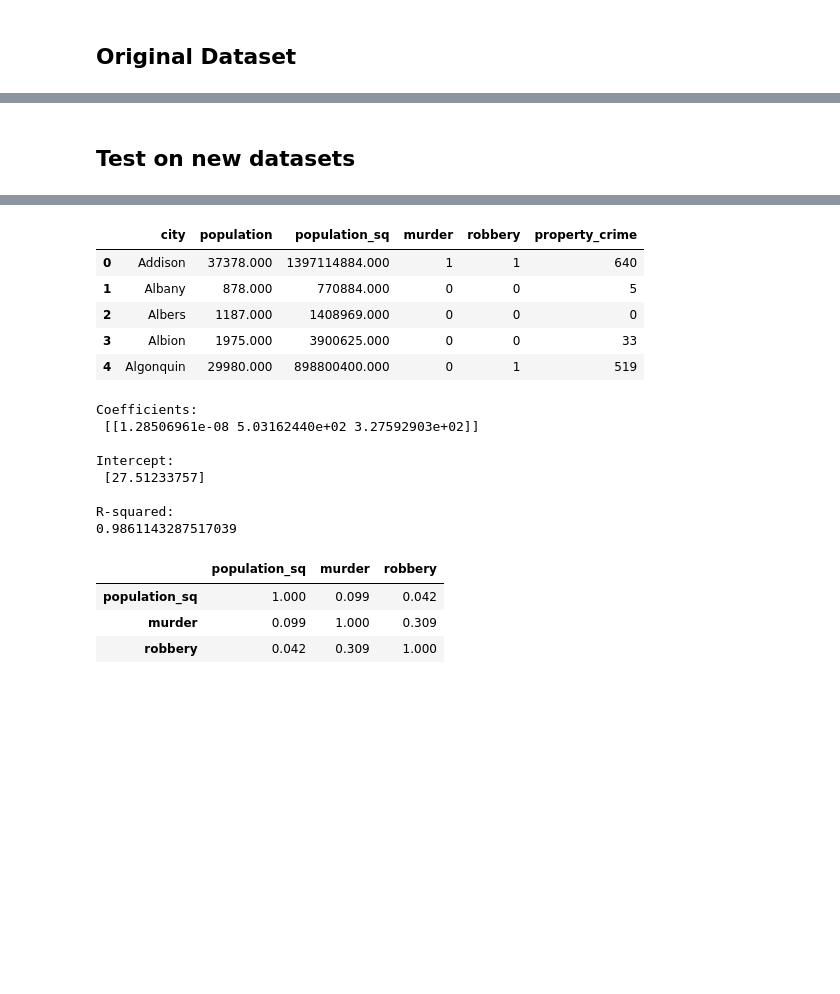
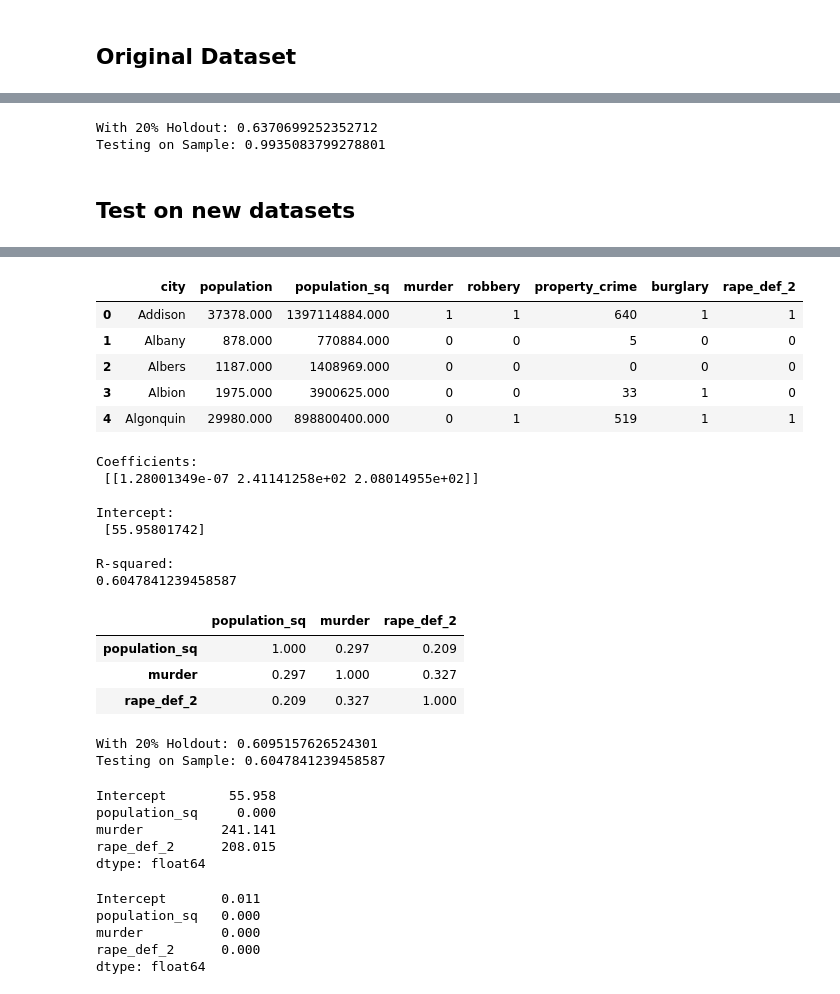
Before and after one commit to brianmcguckin/thinkful_unit_02_supervised_learning, a Jupyter notebook: 02_05_02_validating_linear_regression.ipynb, the cells around one changed output, grey strips where cells are left out. Saved outputs shown, nothing was run; the diff lists cells and outputs as text; code cells hidden in the pictures; blank space fills up the shorter version.

```diff
--- a/02_05_02_validating_linear_regression.ipynb
+++ b/02_05_02_validating_linear_regression.ipynb
@@ -98,3 +163,14 @@ R-squared:
+# %%
+from sklearn.model_selection import train_test_split
+X_train, X_test, y_train, y_test = train_test_split(X, Y, test_size=0.2)
+print('With 20% Holdout: ' + str(regr.fit(X_train, y_train).score(X_test, y_test)))
+print('Testing on Sample: ' + str(regr.fit(X,Y).score(X,Y)))
+
+#from sklearn.model_selection import cross_val_score
+#cross_val_score(regr, data, target, cv=5)
+# %% [output]
+With 20% Holdout: 0.6370699252352712
+Testing on Sample: 0.9935083799278801
 # %% [markdown]
 ## Test on new datasets
 # %%
@@ -127,40 +203,50 @@ IL_2013_raw.head()
 # %%
 #prepare dataframe for regression
 IL_2013 = IL_2013_raw[['city', 'population']].copy()
 
 #get population^2 variable
 IL_2013 = IL_2013.dropna(axis=0, subset=['population']) #drop nan values
 IL_2013['population_sq'] = IL_2013['population'] ** 2 #square column and put in new column
 
 #add other desired variables
 IL_2013['murder'], IL_2013['robbery'] = IL_2013_raw['murder'], IL_2013_raw['robbery']
 
 #prepare murder and robbery to be iterated on
 IL_2013['murder'] = IL_2013['murder'].astype(int)
 IL_2013['robbery'] = IL_2013['robbery'].astype(int)
 
 #change values to 0 or 1 for multivariable regression
 IL_2013.loc[IL_2013['murder'] > 0, ['murder']] = 1
 IL_2013.loc[IL_2013['robbery'] > 0, ['robbery']] = 1
 
 #add property crime variable
 IL_2013['property_crime'] = IL_2013_raw['property_crime']
 IL_2013['property_crime'] = IL_2013['property_crime'].astype(int)
 
+#add some more variables for new regression
+IL_2013['burglary'] = IL_2013_raw['burglary']
+IL_2013['burglary'] = IL_2013['burglary'].astype(int)
+IL_2013.loc[IL_2013['burglary'] > 0, ['burglary']] = 1
+
+IL_2013['rape_def_2'] = IL_2013_raw['rape_def_2']
+IL_2013 = IL_2013.dropna(axis=0, subset=['rape_def_2'])
+IL_2013['rape_def_2'] = IL_2013['rape_def_2'].astype(int)
+IL_2013.loc[IL_2013['rape_def_2'] > 0, ['rape_def_2']] = 1
+
 IL_2013.head()
 # %% [output]
-|  | city | population | population_sq | murder | robbery | property_crime |
-| 0 | Addison | 37378.000 | 1397114884.000 | 1 | 1 | 640 |
-| 1 | Albany | 878.000 | 770884.000 | 0 | 0 | 5 |
-| 2 | Albers | 1187.000 | 1408969.000 | 0 | 0 | 0 |
-| 3 | Albion | 1975.000 | 3900625.000 | 0 | 0 | 33 |
-| 4 | Algonquin | 29980.000 | 898800400.000 | 0 | 1 | 519 |
+|  | city | population | population_sq | murder | robbery | property_crime | burglary | rape_def_2 |
+| 0 | Addison | 37378.000 | 1397114884.000 | 1 | 1 | 640 | 1 | 1 |
+| 1 | Albany | 878.000 | 770884.000 | 0 | 0 | 5 | 0 | 0 |
+| 2 | Albers | 1187.000 | 1408969.000 | 0 | 0 | 0 | 0 | 0 |
+| 3 | Albion | 1975.000 | 3900625.000 | 0 | 0 | 33 | 1 | 0 |
+| 4 | Algonquin | 29980.000 | 898800400.000 | 0 | 1 | 519 | 1 | 1 |
 # %%
 #run model
-IL_regr = IL_2013[['population_sq','murder','robbery','property_crime']].copy()
+IL_regr = IL_2013[['population_sq','murder','robbery','property_crime','rape_def_2']].copy()
 
 Y_IL = IL_regr['property_crime'].values.reshape(-1,1)
-X_IL = IL_regr[['population_sq','murder','robbery']]
+X_IL = IL_regr[['population_sq','murder','rape_def_2']]
 regr.fit(X_IL,Y_IL)
 
 #inspect results
@@ -173,14 +259,42 @@ correlation_matrix = X_IL.corr()
 display(correlation_matrix)
 # %% [output]
 Coefficients:
- [[1.28506961e-08 5.03162440e+02 3.27592903e+02]]
+ [[1.28001349e-07 2.41141258e+02 2.08014955e+02]]
 
 Intercept:
- [27.51233757]
+ [55.95801742]
 
 R-squared:
-0.9861143287517039
+0.6047841239458587
-|  | population_sq | murder | robbery |
-| population_sq | 1.000 | 0.099 | 0.042 |
-| murder | 0.099 | 1.000 | 0.309 |
-| robbery | 0.042 | 0.309 | 1.000 |
+|  | population_sq | murder | rape_def_2 |
+| population_sq | 1.000 | 0.297 | 0.209 |
+| murder | 0.297 | 1.000 | 0.327 |
+| rape_def_2 | 0.209 | 0.327 | 1.000 |
+# %%
+X_train, X_test, y_train, y_test = train_test_split(X_IL, Y_IL, test_size=0.2)
+print('With 20% Holdout: ' + str(regr.fit(X_train, y_train).score(X_test, y_test)))
+print('Testing on Sample: ' + str(regr.fit(X_IL,Y_IL).score(X_IL, Y_IL)))
+
+#cross_val_score(regr,X_IL,Y_IL,cv=5)
+# %% [output]
+With 20% Holdout: 0.6095157626524301
+Testing on Sample: 0.6047841239458587
+# %%
+linear_formula = 'property_crime ~ population_sq+murder+rape_def_2'
+lm_IL_2013 = smf.ols(formula=linear_formula, data=IL_regr).fit()
+
+lm_IL_2013.params
+# %% [output]
+Intercept        55.958
+population_sq     0.000
+murder          241.141
+rape_def_2      208.015
+dtype: float64
+# %%
+lm_IL_2013.pvalues
+# %% [output]
+Intercept       0.011
+population_sq   0.000
+murder          0.000
+rape_def_2      0.000
+dtype: float64
```
Also changed, not shown: parts of 16 cells of this notebook.
